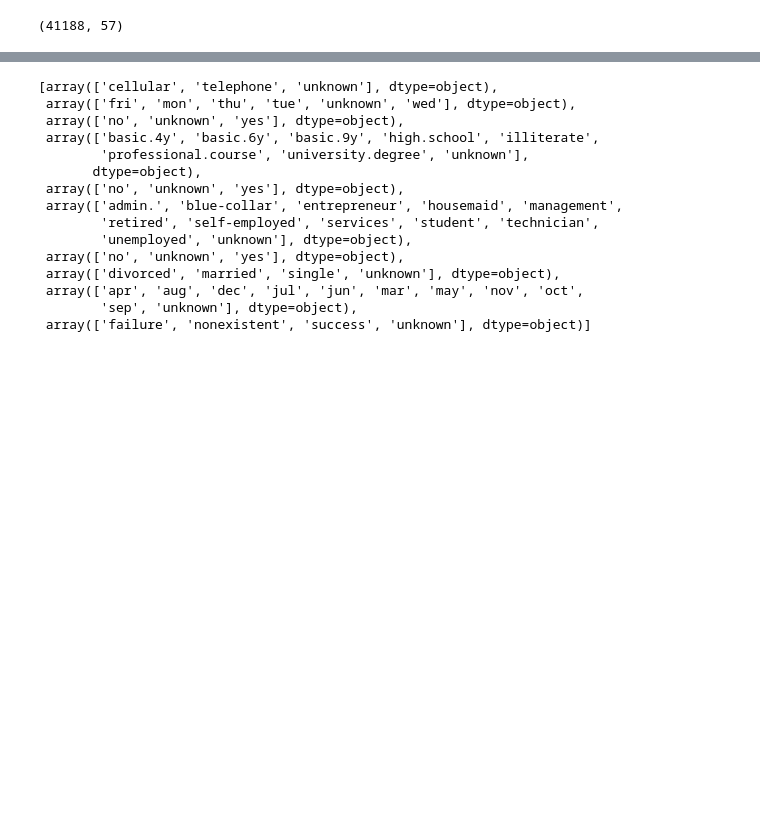
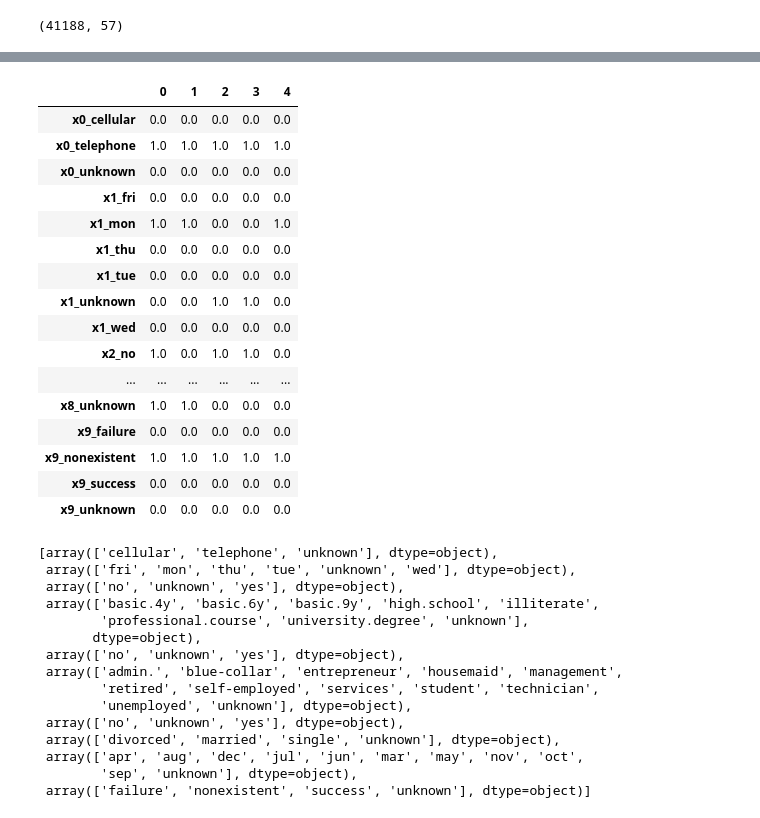
Before and after one commit to IooHooI/DATA_PREPARATION, a Jupyter notebook: notebooks/FEATURE_PROCESSING.ipynb, the cells around one changed output, grey strips where cells are left out. Drawn from its saved outputs; the diff is of its cells as text; code cells hidden in the pictures; blank space fills up the shorter version.

```diff
--- a/notebooks/FEATURE_PROCESSING.ipynb
+++ b/notebooks/FEATURE_PROCESSING.ipynb
@@ -807,3 +821,28 @@ categorials_with_constant_imputed_one_hot_encoded.shape
+# %%
+categorials_with_constant_imputed_one_hot_encoded = pd.DataFrame(
+    categorials_with_constant_imputed_one_hot_encoded.todense(),
+    columns=one_hot_encoder.get_feature_names()
+)
+# %%
+categorials_with_constant_imputed_one_hot_encoded.head().T
+# %% [output]
+|  | 0 | 1 | 2 | 3 | 4 |
+| x0_cellular | 0.0 | 0.0 | 0.0 | 0.0 | 0.0 |
+| x0_telephone | 1.0 | 1.0 | 1.0 | 1.0 | 1.0 |
+| x0_unknown | 0.0 | 0.0 | 0.0 | 0.0 | 0.0 |
+| x1_fri | 0.0 | 0.0 | 0.0 | 0.0 | 0.0 |
+| x1_mon | 1.0 | 1.0 | 0.0 | 0.0 | 1.0 |
+| x1_thu | 0.0 | 0.0 | 0.0 | 0.0 | 0.0 |
+| x1_tue | 0.0 | 0.0 | 0.0 | 0.0 | 0.0 |
+| x1_unknown | 0.0 | 0.0 | 1.0 | 1.0 | 0.0 |
+| x1_wed | 0.0 | 0.0 | 0.0 | 0.0 | 0.0 |
+| x2_no | 1.0 | 0.0 | 1.0 | 1.0 | 0.0 |
+| ... | ... | ... | ... | ... | ... |
+| x8_unknown | 1.0 | 1.0 | 0.0 | 0.0 | 0.0 |
+| x9_failure | 0.0 | 0.0 | 0.0 | 0.0 | 0.0 |
+| x9_nonexistent | 1.0 | 1.0 | 1.0 | 1.0 | 1.0 |
+| x9_success | 0.0 | 0.0 | 0.0 | 0.0 | 0.0 |
+| x9_unknown | 0.0 | 0.0 | 0.0 | 0.0 | 0.0 |
 # %%
 one_hot_encoder.categories_
 # %% [output]
```
Also changed, not shown: parts of 2 cells of this notebook.
